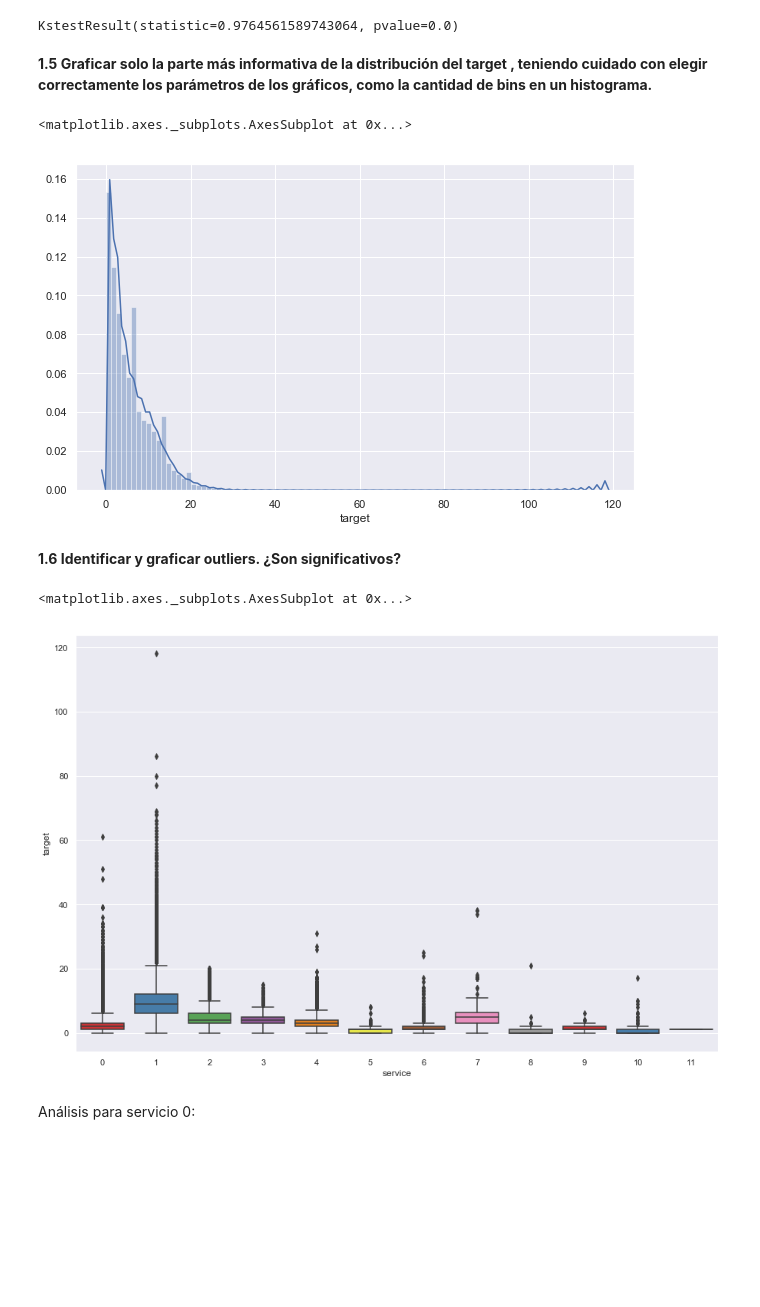
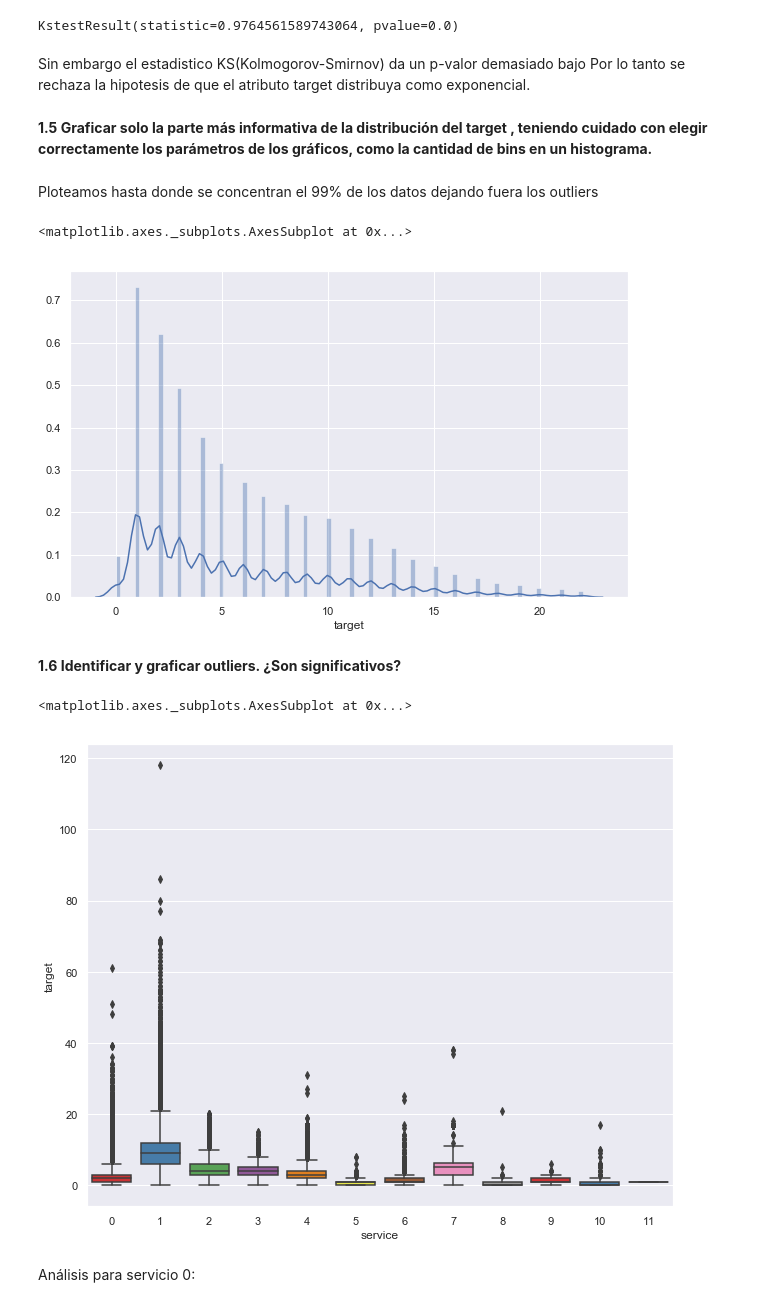
Before and after one commit to manquius/series_temporales, a Jupyter notebook: Practico1.ipynb, the cells around one changed output. Drawn from its saved outputs; the diff is of its cells as text; code cells hidden in the pictures; blank space fills up the shorter version.

```diff
--- a/Practico1.ipynb
+++ b/Practico1.ipynb
@@ -238,24 +244,31 @@ from scipy.stats import expon, kstest
 kstest(df['target'], expon(scale=1.0 / df['target'].mean()).cdf)
 # %% [output]
 KstestResult(statistic=0.9764561589743064, pvalue=0.0)
+# %% [markdown]
+Sin embargo el estadistico KS(Kolmogorov-Smirnov) da un p-valor demasiado bajo
+Por lo tanto se rechaza la hipotesis de que el atributo target distribuya como exponencial.
 # %% [markdown]
 **1.5 Graficar solo la parte más informativa de la distribución del target , teniendo cuidado
 con elegir correctamente los parámetros de los gráficos, como la cantidad de bins en
 un histograma.**
+# %% [markdown]
+Ploteamos hasta donde se concentran el 99% de los datos dejando fuera los outliers
 # %%
 plt.figure(figsize=(10,6))
-sb.distplot(df['target'], bins=100)
+df1 = df[df['target'] <= df['target'].quantile(0.99)]
+sb.distplot(df1['target'], bins=100)
 # %% [output]
 <matplotlib.axes._subplots.AxesSubplot at 0x...>
-[figure, old version]
+[figure, new version]
 # %% [markdown]
 **1.6 Identificar y graficar outliers. ¿Son significativos?**
 # %%
-plt.figure(figsize=(15,10))
+#plt.figure(figsize=(15,10))
+sb.set(rc={'figure.figsize':(10.5,8.5)})
 sb.boxplot(x=df['service'], y=df['target'], data=df, palette="Set1")
 # %% [output]
 <matplotlib.axes._subplots.AxesSubplot at 0x...>
-[figure, old version]
+[figure, new version]
 # %% [markdown]
 Análisis para servicio 0:
 # %%
```
Also changed, not shown: parts of 26 cells of this notebook.
